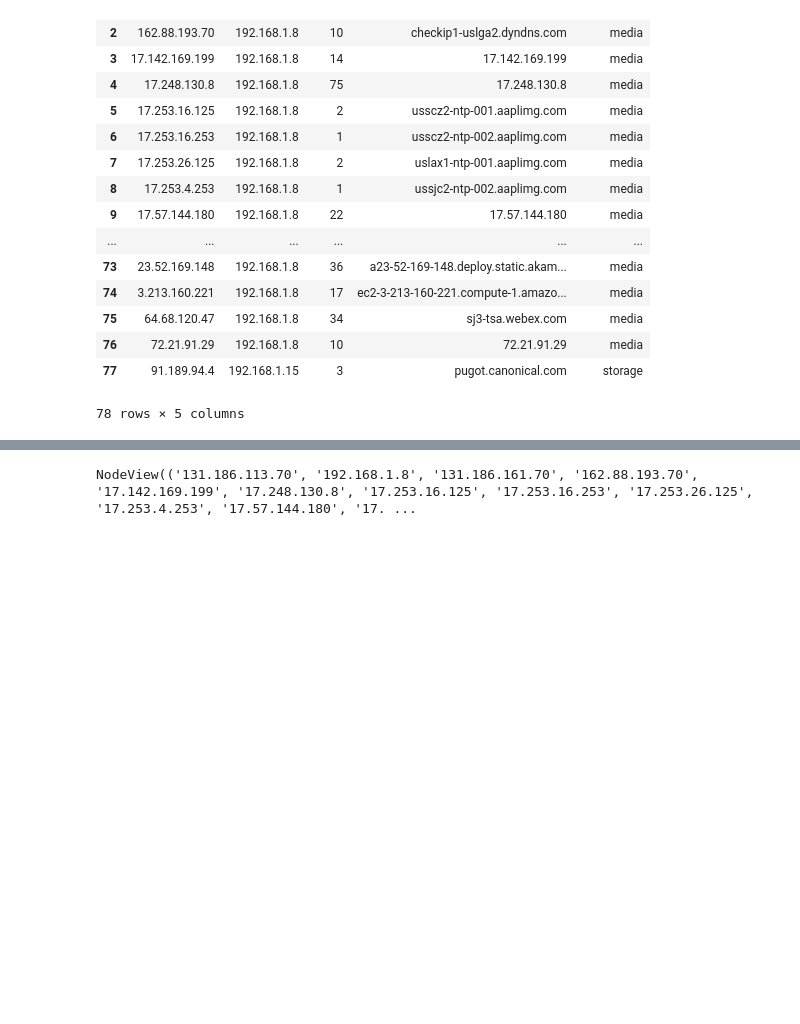
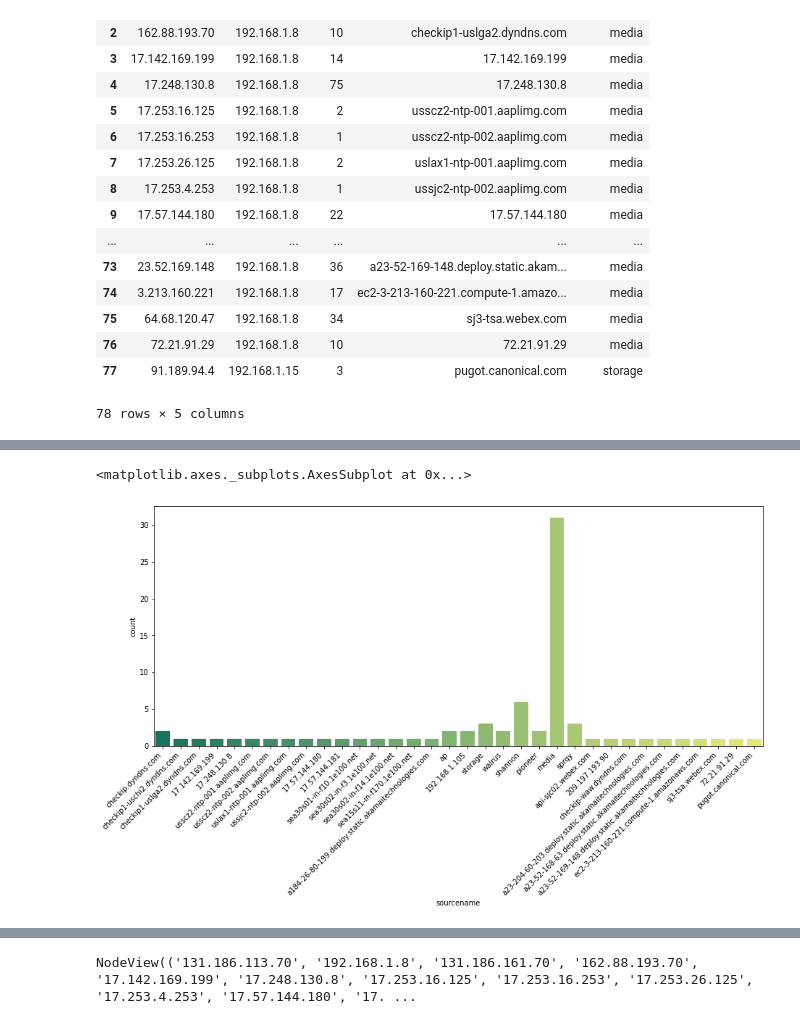
Before and after one commit to jsutch/DataViz, a Jupyter notebook: Network Graphing Notes.ipynb, the cells around one changed output, grey strips where cells are left out. Cells and saved outputs as stored; diff of their text form; code cells hidden in the pictures; blank space fills up the shorter version.

```diff
--- a/Network Graphing Notes.ipynb
+++ b/Network Graphing Notes.ipynb
@@ -650,0 +665,8 @@ dfgroup
+# %%
+plt.figure(figsize=(12,5))
+plt.xticks(rotation=45, ha='right',horizontalalignment='right')
+plt.tight_layout(pad=0)
+sns.countplot('sourcename',data=dfgroup,palette='summer')
+# %% [output]
+<matplotlib.axes._subplots.AxesSubplot at 0x...>
+[figure, added]
```
Also changed, not shown: parts of 10 cells of this notebook, 3 other files.
